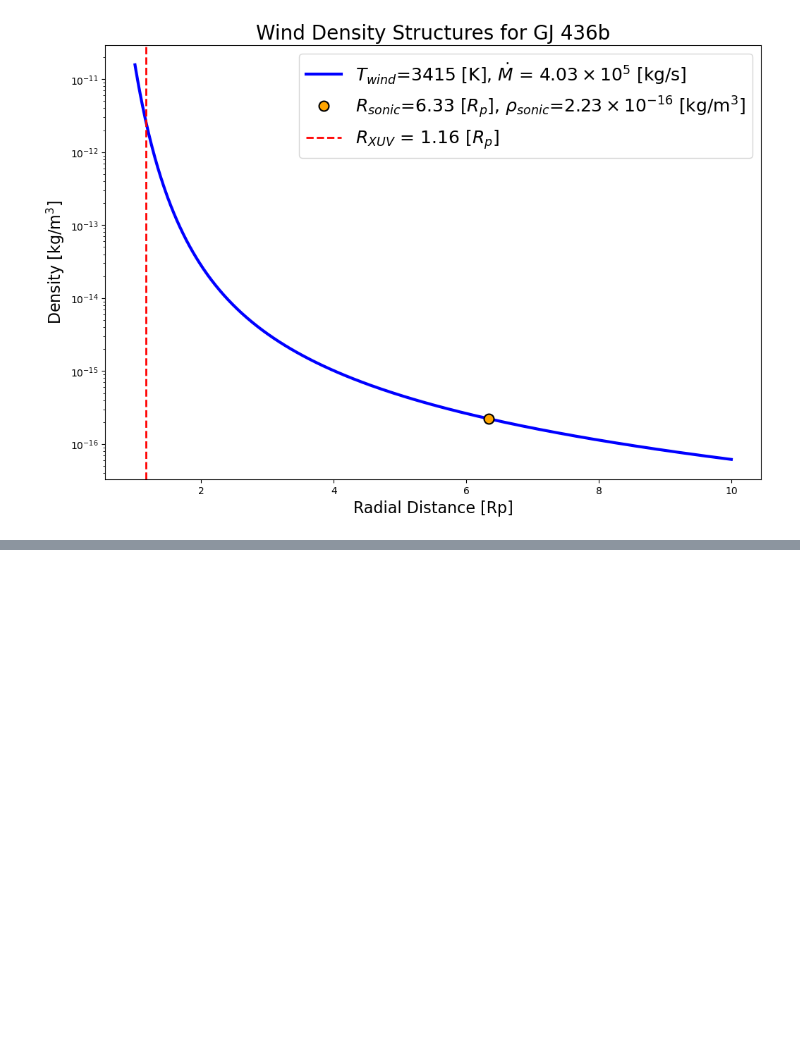
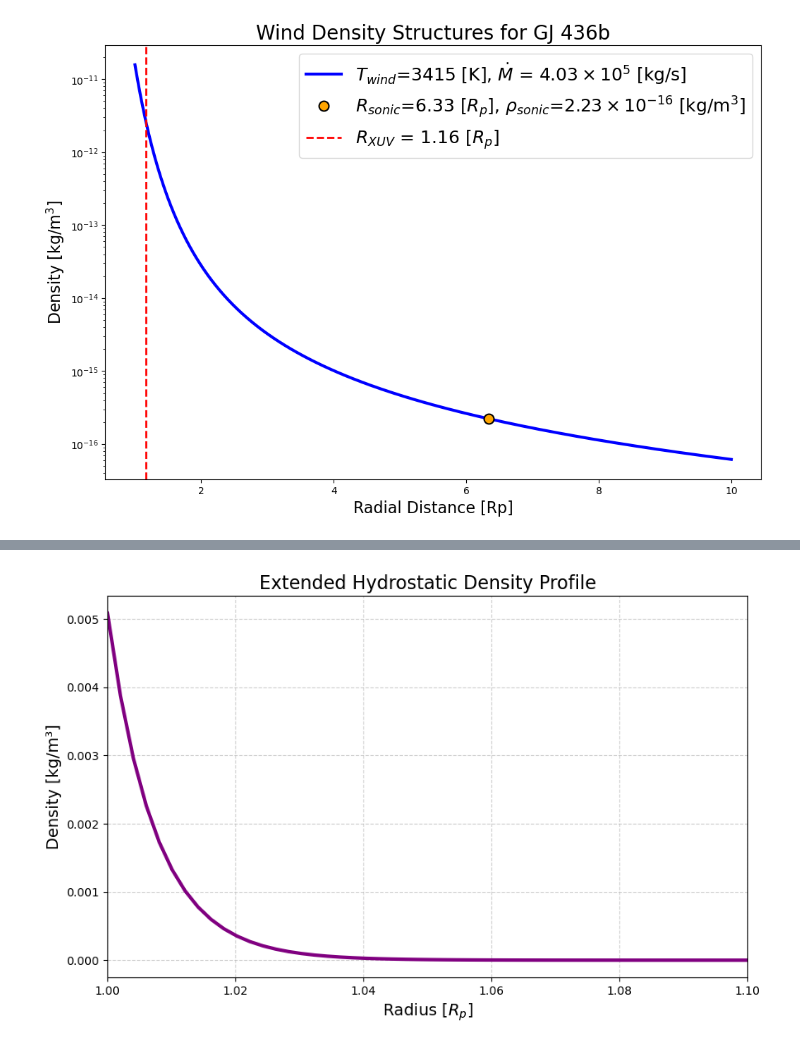
Before and after one commit to shih-jim/escape, a Jupyter notebook: GJ 436b.ipynb, the cells around one changed output, grey strips where cells are left out. Saved outputs shown, nothing was run; the diff lists cells and outputs as text; code cells hidden in the pictures; blank space fills up the shorter version.

```diff
--- a/GJ 436b.ipynb
+++ b/GJ 436b.ipynb
@@ -629,0 +169,34 @@ plt.show()
+# %%
+## density profile in hydrstatic layer, exponential dacay.
+# Define the radial grid from 1 Rp to 10 Rp
+# We use logspace to capture the steep exponential drop near the surface smoothly
+r_hydrostatic = np.linspace(rp,1.2*rp, 100)
+
+# Import G from your tools module just to be safe
+G = tools.G
+
+# Calculate the density profile using the extended hydrostatic equilibrium equation
+# This exactly matches the physics used in your momentum_difference function
+rho_hydrostatic = rho_p * np.exp((G * Mp / vs_eq**2) * (1 / r_hydrostatic - 1 / rp))
+
+# Plot the hydrostatic density profile
+plt.figure(figsize=(10, 6))
+
+plt.plot(r_hydrostatic / rp, rho_hydrostatic, color='purple', linewidth=3,
+         label=r"Hydrostatic Profile ($T_{eq}$ = " + f"{T_eq} K)")
+
+# Formatting the plot
+# plt.yscale('log') # Must use log scale for exponential density drops
+plt.xlabel("Radius [$R_p$]", fontsize=14)
+plt.ylabel("Density [kg/m³]", fontsize=14)
+plt.title("Extended Hydrostatic Density Profile", fontsize=16)
+
+# Add limits to make the plot look clean
+plt.xlim(1, 1.1)
+# Optional: Set a lower y-limit if the density goes so low it breaks the graph
+# plt.ylim(bottom=1e-30)
+
+plt.grid(True, linestyle='--', alpha=0.6)
+plt.show()
+# %% [output]
+[figure, added]
```
Also changed, not shown: parts of 10 cells of this notebook, 2 other files.
